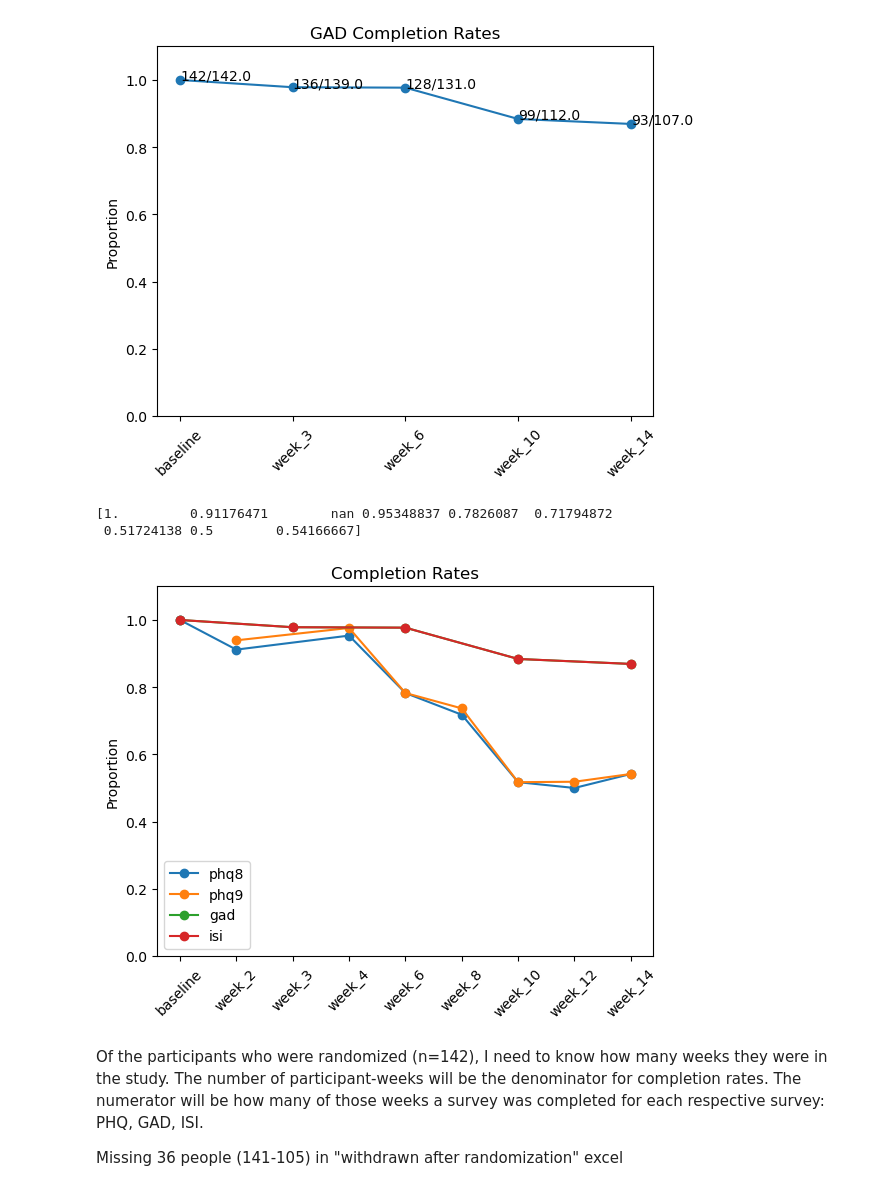
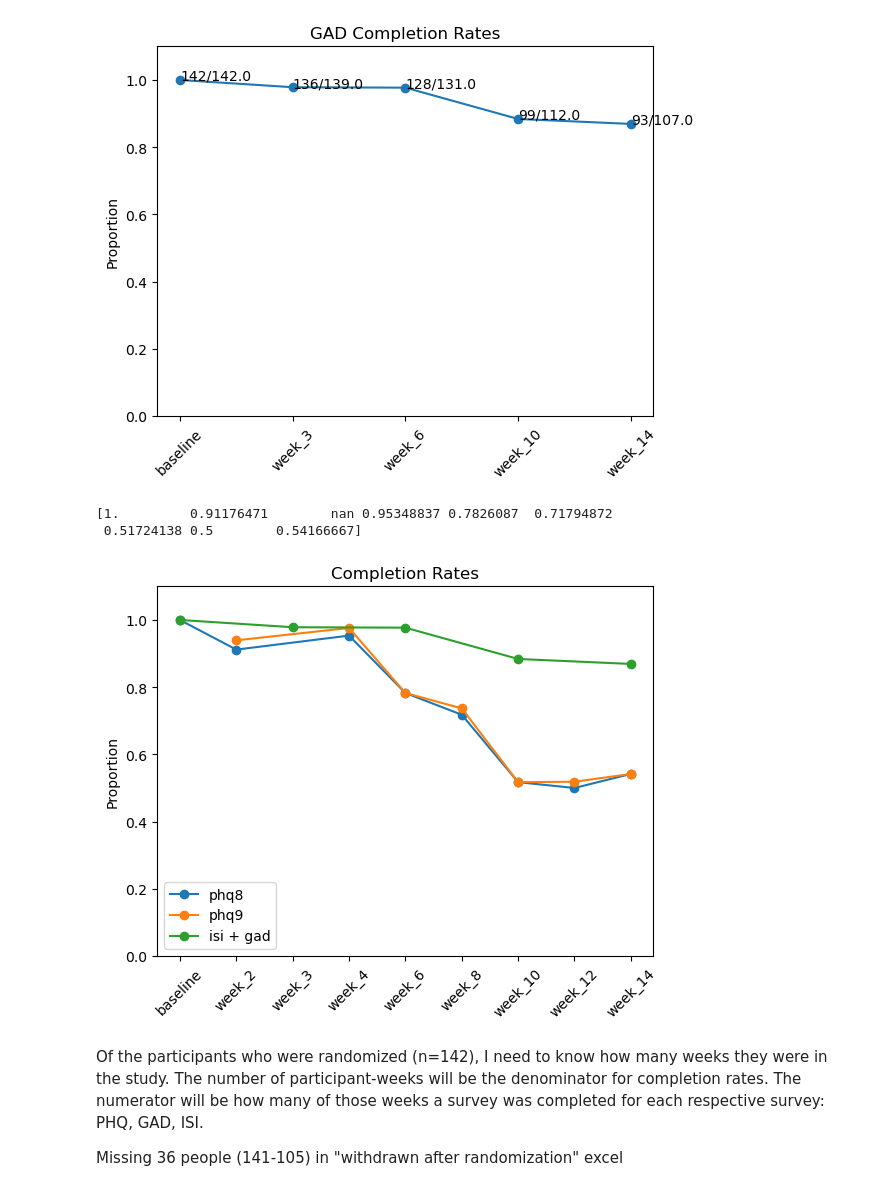
Before and after one commit to mbthompson14/HR_DSMB_2023, a Jupyter notebook: completion_main.ipynb, the cells around one changed output. Drawn from its saved outputs; the diff is of its cells as text; code cells hidden in the pictures.

Commit message:
updated completion plot

```diff
--- a/completion_main.ipynb
+++ b/completion_main.ipynb
@@ -550,36 +550,36 @@ series1 = np.array(completion_rates['phq9_complete']).astype(np.double)
 s1mask = np.isfinite(series1)
 phq9_series = series1[s1mask]
 series2 = np.array(completion_rates['gad_complete']).astype(np.double)
 s2mask = np.isfinite(series2)
 gad_series = series2[s2mask]
 series3 = np.array(completion_rates['isi_completed']).astype(np.double)
 s3mask = np.isfinite(series2)
 isi_series = series3[s3mask]
 
 phq8_x = xs[samask]
 phq9_x = xs[s1mask]
 isi_gad_x = xs[s2mask]
 
 fig, ax = plt.subplots()
 
 ax.plot(xs[samask], seriesa[samask], linestyle='-', marker='o', label='phq8')
 ax.plot(xs[s1mask], series1[s1mask], linestyle='-', marker='o', label='phq9')
-ax.plot(xs[s2mask], series2[s2mask], linestyle='-', marker='o', label='gad')
-ax.plot(xs[s3mask], series3[s3mask], linestyle='-', marker='o', label='isi')
+#ax.plot(xs[s2mask], series2[s2mask], linestyle='-', marker='o', label='gad')
+ax.plot(xs[s3mask], series3[s3mask], linestyle='-', marker='o', label='isi + gad')
 ax.set_xticklabels(['test','baseline', 'week_2', 'week_3', 'week_4', 'week_6', 'week_8',
        'week_10', 'week_12', 'week_14'])
 plt.ylim([0,1.1])
 plt.legend(loc='lower left')
 plt.xticks(rotation = 45)
 plt.title('Completion Rates')
 plt.ylabel('Proportion')
 plt.show()
 
 #TODO add legend
 # %% [output]
 [1.         0.91176471        nan 0.95348837 0.7826087  0.71794872
  0.51724138 0.5        0.54166667]
-[figure, old version]
+[figure, new version]
 # %% [markdown]
 Of the participants who were randomized (n=142), I need to know how many weeks they were in the study. The number of participant-weeks will be the denominator for completion rates. The numerator will be how many of those weeks a survey was completed for each respective survey: PHQ, GAD, ISI.
 
```
Also changed, not shown: parts of 1 cell of this notebook.
